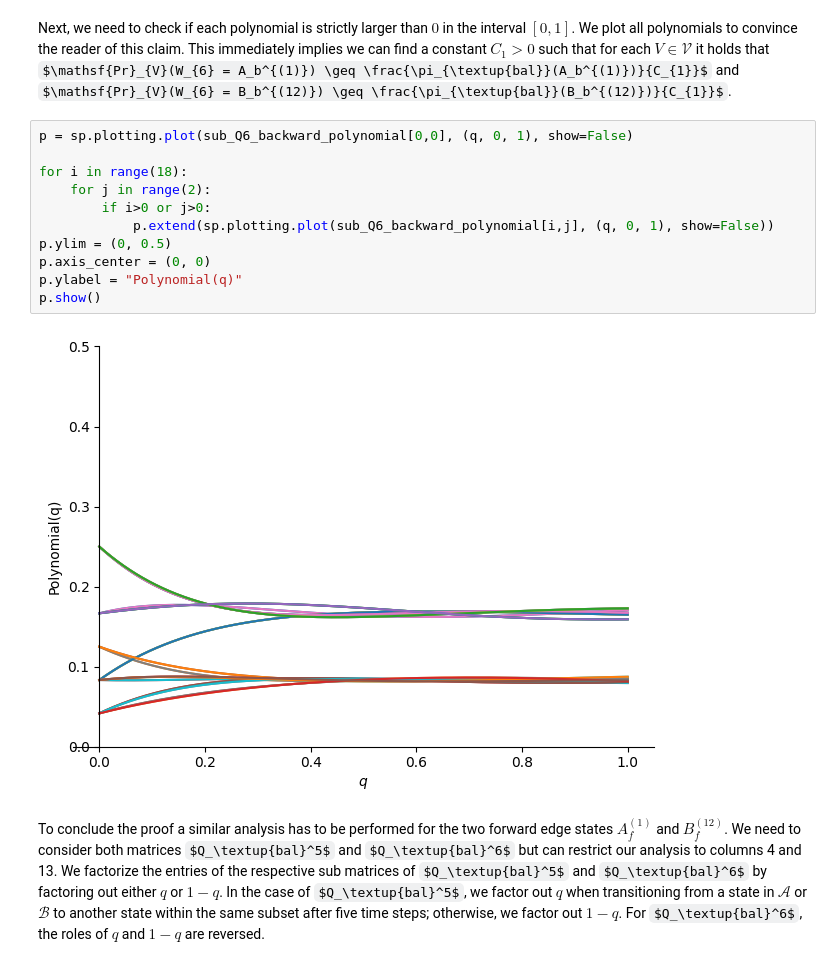
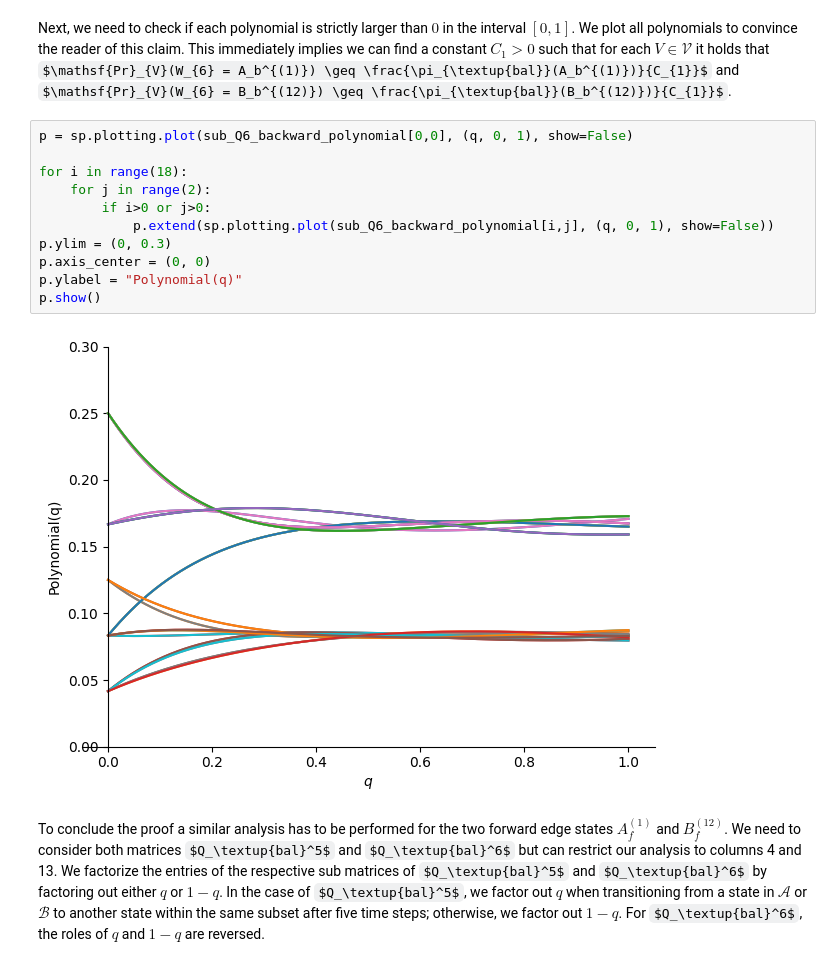
Before and after one commit to dwillhalm/sudoku_number, a Jupyter notebook: matrix_calcs.ipynb, the cells around one changed output. Saved outputs shown, nothing was run; the diff lists cells and outputs as text; some formulas as TeX source.

Commit message:
plot label update

```diff
--- a/matrix_calcs.ipynb
+++ b/matrix_calcs.ipynb
@@ -130,15 +130,15 @@ Next, we need to check if each polynomial is strictly larger than $0$ in the int
 # %%
 p = sp.plotting.plot(sub_Q6_backward_polynomial[0,0], (q, 0, 1), show=False)
 
 for i in range(18):
     for j in range(2):
         if i>0 or j>0:
             p.extend(sp.plotting.plot(sub_Q6_backward_polynomial[i,j], (q, 0, 1), show=False))
-p.ylim = (0, 0.5)
+p.ylim = (0, 0.3)
 p.axis_center = (0, 0)
 p.ylabel = "Polynomial(q)"
 p.show()
 # %% [output]
-[figure, old version]
+[figure, new version]
 # %% [markdown]
 To conclude the proof a similar analysis has to be performed for the two forward edge states $A_f^{(1)}$ and $B_f^{(12)}$.
```
Also changed, not shown: parts of 1 cell of this notebook.
